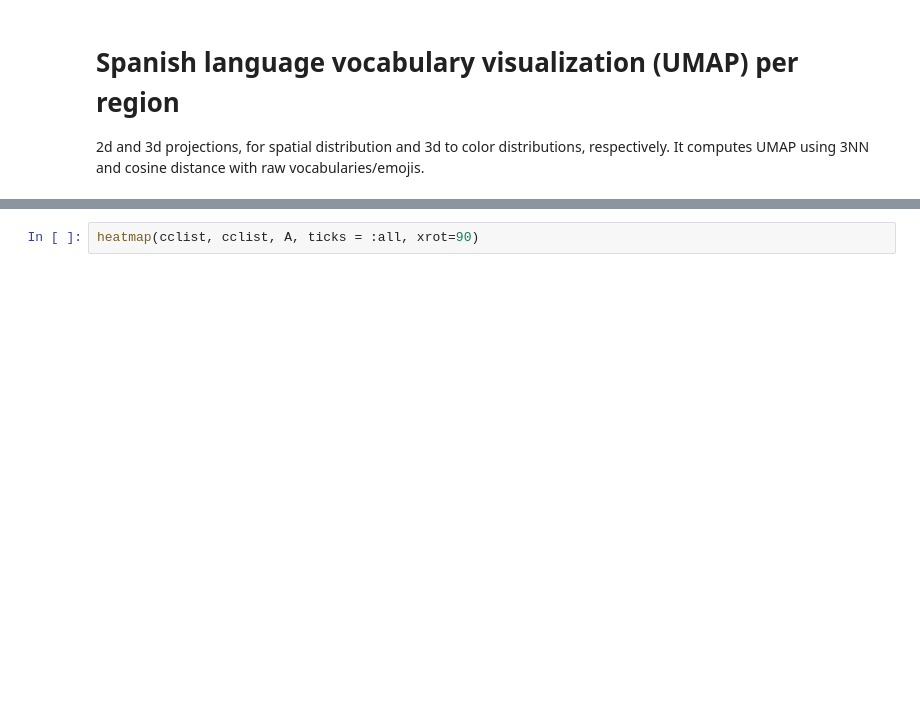
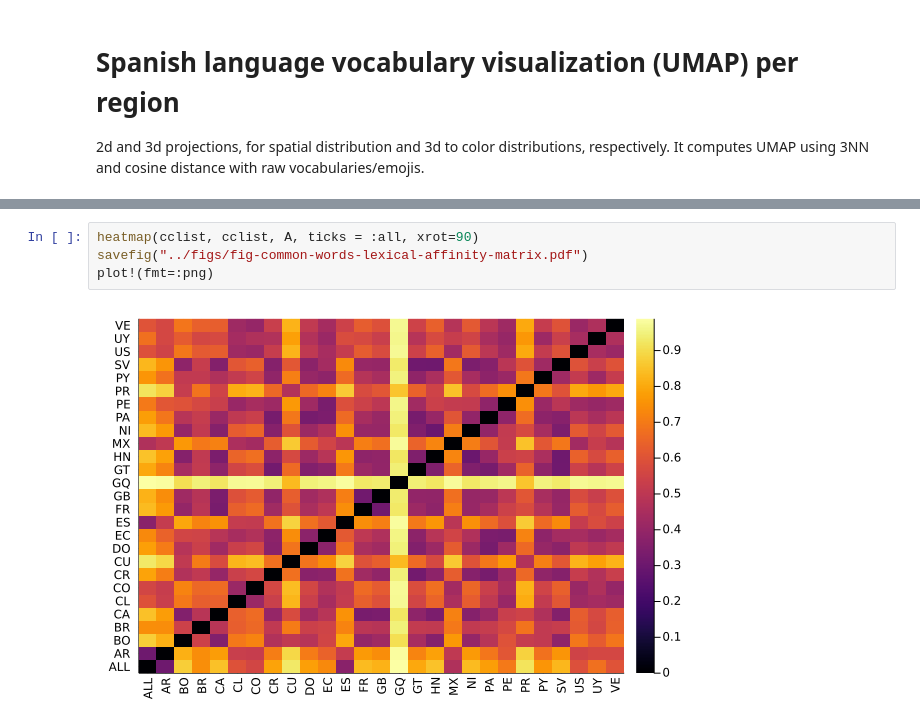
Before and after one commit to INGEOTEC/RegionalSpanish, a Jupyter notebook: notebooks/visualize-common-voc-lexical.ipynb, the cells around one changed output, grey strips where cells are left out. Cells and saved outputs as stored; diff of their text form; blank space fills up the shorter version.

```diff
--- a/notebooks/vocabularies.ipynb
+++ b/notebooks/visualize-common-voc-lexical.ipynb
@@ -207,2 +207,6 @@ plot!(fmt=:png)
 # %%
 heatmap(cclist, cclist, A, ticks = :all, xrot=90)
+savefig("../figs/fig-common-words-lexical-affinity-matrix.pdf")
+plot!(fmt=:png)
+# %% [output]
+[figure, added]
```
Also changed, not shown: parts of 3 cells of this notebook, 1 other file.
